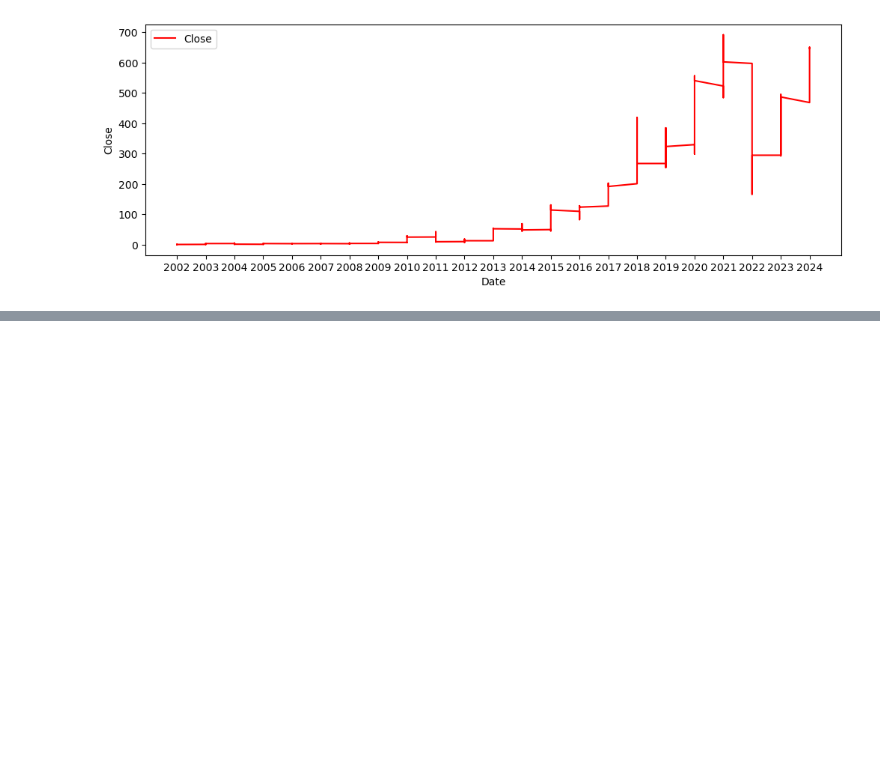
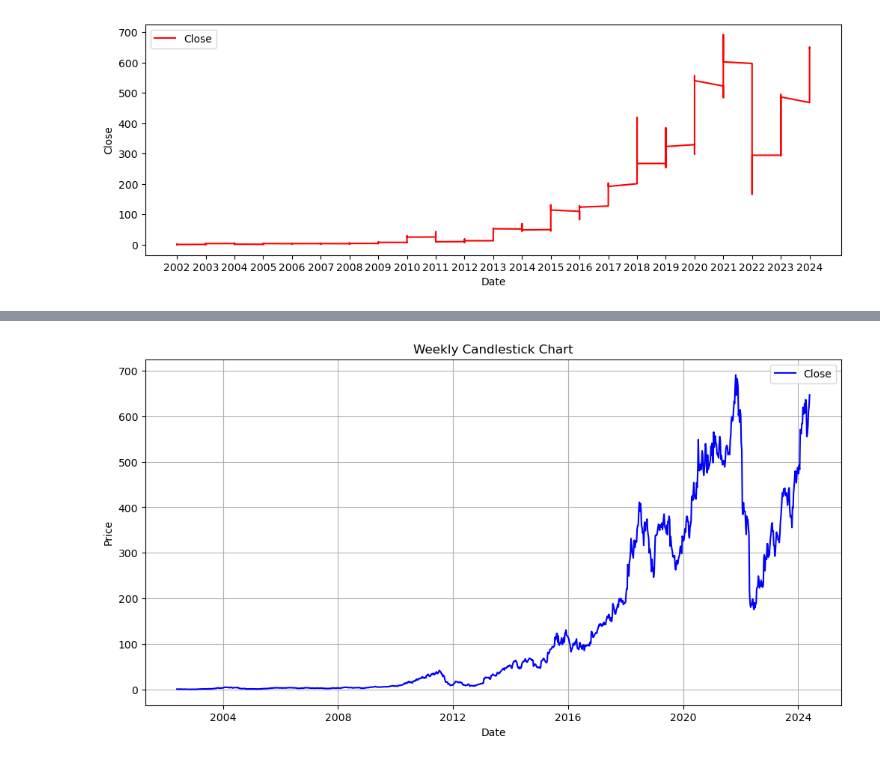
Before and after one commit to Mehedee-Hassan/kaggle-forecasting, a Jupyter notebook: Netflix Stock Prediction/notebooks/EDA.ipynb, the cells around one changed output, grey strips where cells are left out. Cells and saved outputs as stored; diff of their text form; code cells hidden in the pictures; blank space fills up the shorter version.

```diff
--- a/Netflix Stock Prediction/notebooks/EDA.ipynb
+++ b/Netflix Stock Prediction/notebooks/EDA.ipynb
@@ -88,0 +107,23 @@ plt.show() # Show the plot
+# %%
+import matplotlib.pyplot as plt
+
+df1= df.copy()
+df1.index = pd.to_datetime(df.Date)
+
+# Assuming your DataFrame has columns: 'Date', 'Open', 'High', 'Low', 'Close'
+# And 'Date' is in datetime format and is your index
+
+# Resample the data to weekly frequency
+weekly_df = df1.resample('W').agg({'Open': 'first', 'High': 'max', 'Low': 'min', 'Close': 'last'})
+
+# Plotting
+plt.figure(figsize=(12, 6))
+plt.plot(weekly_df.index, weekly_df['Close'], color='blue', label='Close')
+plt.xlabel('Date')
+plt.ylabel('Price')
+plt.title('Weekly Candlestick Chart')
+plt.legend()
+plt.grid(True)
+plt.show()
+# %% [output]
+[figure, added]
```
Also changed, not shown: parts of 4 cells of this notebook.
